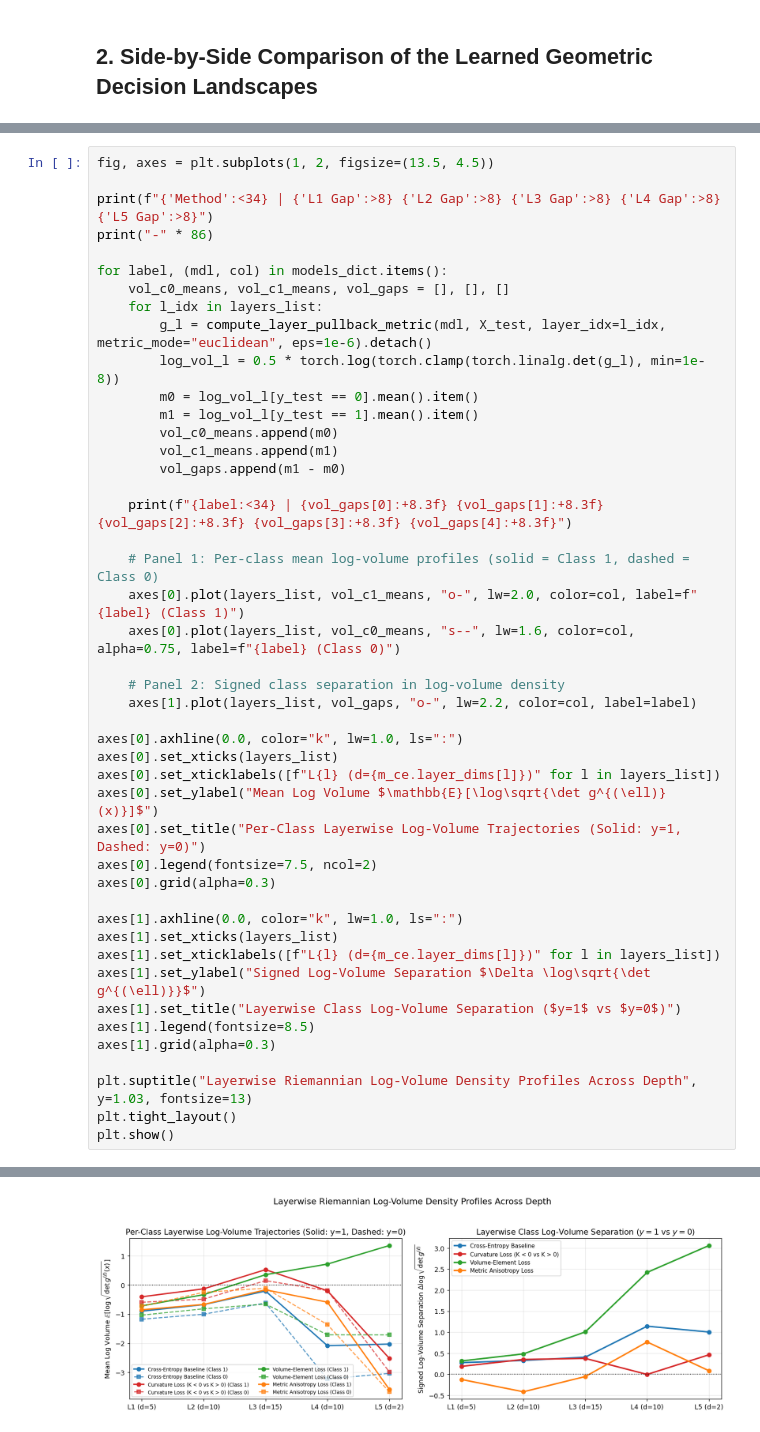
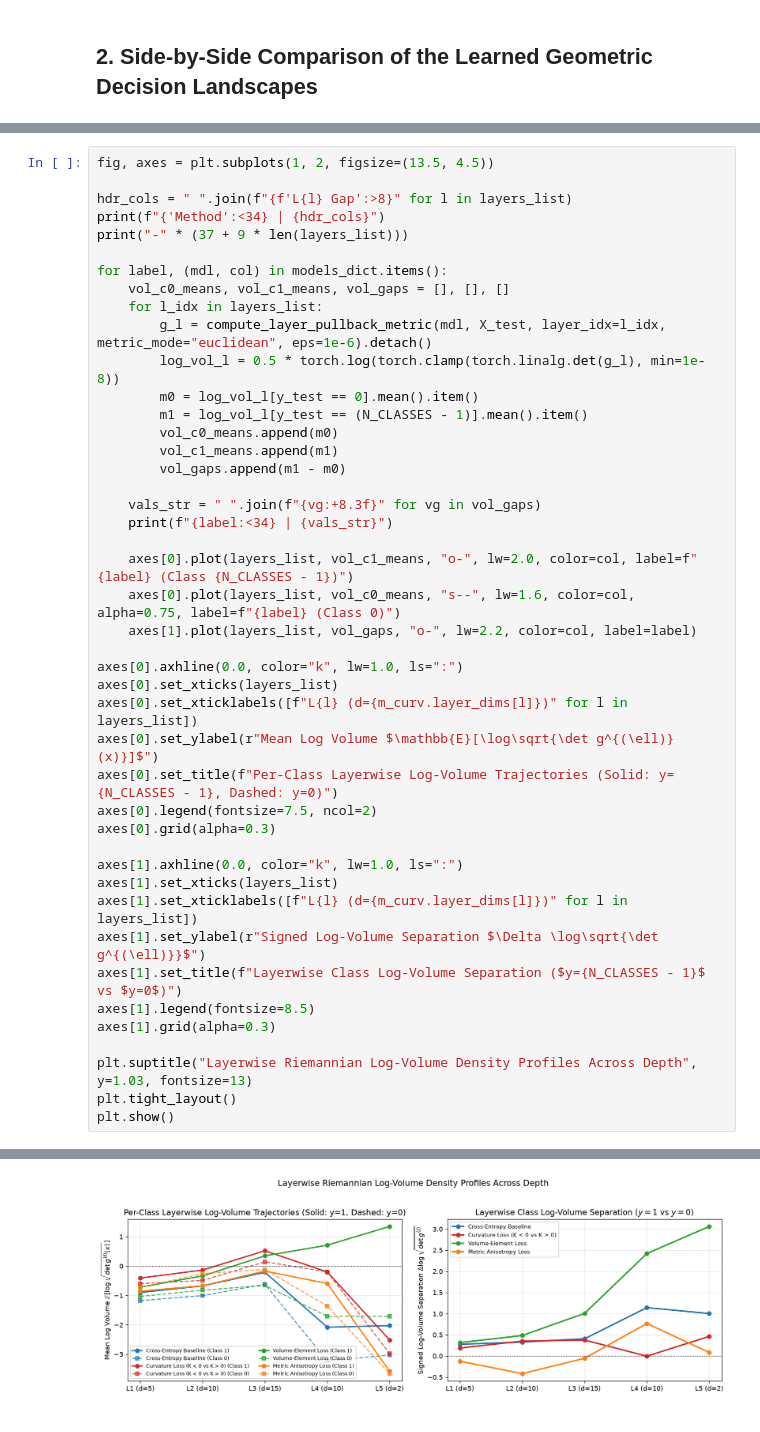
Before and after one commit to rramosp/metriclosses, a Jupyter notebook: notebooks/05_geometric_loss_ablations_and_synthesis.ipynb, the cells around one changed output, grey strips where cells are left out. Drawn from its saved outputs; the diff is of its cells as text.

```diff
--- a/notebooks/05_geometric_loss_ablations_and_synthesis.ipynb
+++ b/notebooks/05_geometric_loss_ablations_and_synthesis.ipynb
@@ -222,8 +261,9 @@ We track both:
 # %%
 fig, axes = plt.subplots(1, 2, figsize=(13.5, 4.5))
 
-print(f"{'Method':<34} | {'L1 Gap':>8} {'L2 Gap':>8} {'L3 Gap':>8} {'L4 Gap':>8} {'L5 Gap':>8}")
-print("-" * 86)
+hdr_cols = " ".join(f"{f'L{l} Gap':>8}" for l in layers_list)
+print(f"{'Method':<34} | {hdr_cols}")
+print("-" * (37 + 9 * len(layers_list)))
 
 for label, (mdl, col) in models_dict.items():
     vol_c0_means, vol_c1_means, vol_gaps = [], [], []
@@ -231,33 +271,31 @@ for label, (mdl, col) in models_dict.items():
         g_l = compute_layer_pullback_metric(mdl, X_test, layer_idx=l_idx, metric_mode="euclidean", eps=1e-6).detach()
         log_vol_l = 0.5 * torch.log(torch.clamp(torch.linalg.det(g_l), min=1e-8))
         m0 = log_vol_l[y_test == 0].mean().item()
-        m1 = log_vol_l[y_test == 1].mean().item()
+        m1 = log_vol_l[y_test == (N_CLASSES - 1)].mean().item()
         vol_c0_means.append(m0)
         vol_c1_means.append(m1)
         vol_gaps.append(m1 - m0)
 
-    print(f"{label:<34} | {vol_gaps[0]:+8.3f} {vol_gaps[1]:+8.3f} {vol_gaps[2]:+8.3f} {vol_gaps[3]:+8.3f} {vol_gaps[4]:+8.3f}")
+    vals_str = " ".join(f"{vg:+8.3f}" for vg in vol_gaps)
+    print(f"{label:<34} | {vals_str}")
 
-    # Panel 1: Per-class mean log-volume profiles (solid = Class 1, dashed = Class 0)
-    axes[0].plot(layers_list, vol_c1_means, "o-", lw=2.0, color=col, label=f"{label} (Class 1)")
+    axes[0].plot(layers_list, vol_c1_means, "o-", lw=2.0, color=col, label=f"{label} (Class {N_CLASSES - 1})")
     axes[0].plot(layers_list, vol_c0_means, "s--", lw=1.6, color=col, alpha=0.75, label=f"{label} (Class 0)")
-
-    # Panel 2: Signed class separation in log-volume density
     axes[1].plot(layers_list, vol_gaps, "o-", lw=2.2, color=col, label=label)
 
 axes[0].axhline(0.0, color="k", lw=1.0, ls=":")
 axes[0].set_xticks(layers_list)
-axes[0].set_xticklabels([f"L{l} (d={m_ce.layer_dims[l]})" for l in layers_list])
-axes[0].set_ylabel("Mean Log Volume $\mathbb{E}[\log\sqrt{\det g^{(\ell)}(x)}]$")
-axes[0].set_title("Per-Class Layerwise Log-Volume Trajectories (Solid: y=1, Dashed: y=0)")
+axes[0].set_xticklabels([f"L{l} (d={m_curv.layer_dims[l]})" for l in layers_list])
+axes[0].set_ylabel(r"Mean Log Volume $\mathbb{E}[\log\sqrt{\det g^{(\ell)}(x)}]$")
+axes[0].set_title(f"Per-Class Layerwise Log-Volume Trajectories (Solid: y={N_CLASSES - 1}, Dashed: y=0)")
 axes[0].legend(fontsize=7.5, ncol=2)
 axes[0].grid(alpha=0.3)
 
 axes[1].axhline(0.0, color="k", lw=1.0, ls=":")
 axes[1].set_xticks(layers_list)
-axes[1].set_xticklabels([f"L{l} (d={m_ce.layer_dims[l]})" for l in layers_list])
-axes[1].set_ylabel("Signed Log-Volume Separation $\Delta \log\sqrt{\det g^{(\ell)}}$")
-axes[1].set_title("Layerwise Class Log-Volume Separation ($y=1$ vs $y=0$)")
+axes[1].set_xticklabels([f"L{l} (d={m_curv.layer_dims[l]})" for l in layers_list])
+axes[1].set_ylabel(r"Signed Log-Volume Separation $\Delta \log\sqrt{\det g^{(\ell)}}$")
+axes[1].set_title(f"Layerwise Class Log-Volume Separation ($y={N_CLASSES - 1}$ vs $y=0$)")
 axes[1].legend(fontsize=8.5)
 axes[1].grid(alpha=0.3)
 
@@ -270,5 +308,5 @@ Method                             |   L1 Gap   L2 Gap   L3 Gap   L4 Gap   L5 Ga
 Cross-Entropy Baseline             |   +0.277   +0.329   +0.407   +1.144   +1.005
 Curvature Loss (K < 0 vs K > 0)    |   +0.188   +0.353   +0.377   -0.004   +0.464
 Volume-Element Loss                |   +0.317   +0.485   +1.007   +2.422   +3.061
 Metric Anisotropy Loss             |   -0.124   -0.416   -0.054   +0.768   +0.084
-[figure, old version]
+[figure, new version]
```
Also changed, not shown: parts of 16 cells of this notebook, 12 other files.
